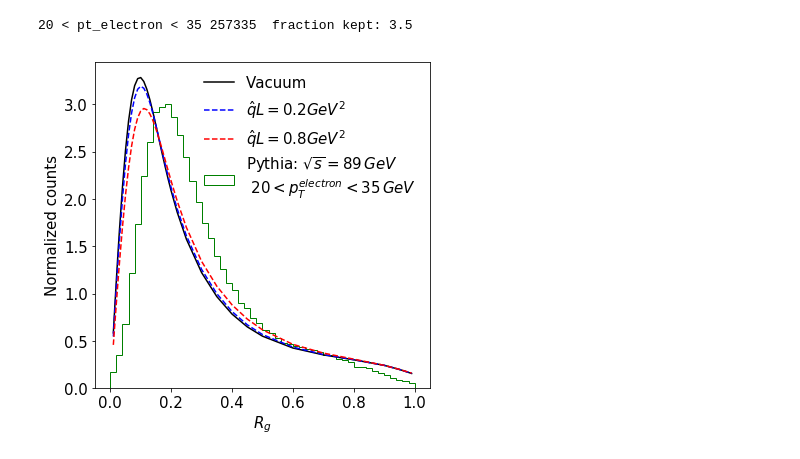
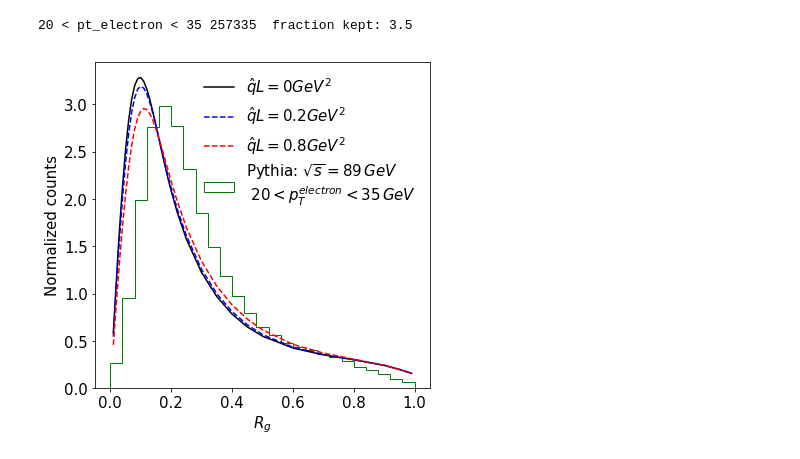
Before and after one commit to y-song/notebooks, a Jupyter notebook: delta_r_theory.ipynb, the cells around one changed output. Drawn from its saved outputs; the diff is of its cells as text; code cells hidden in the pictures.

```diff
--- a/delta_r_theory.ipynb
+++ b/delta_r_theory.ipynb
@@ -85,19 +85,19 @@ c3 = applyCut(c, '20 < pt_electron < 35', '20 < pt_electron < 35')
 20 < pt_electron < 35 257335  fraction kept: 3.5
 # %%
 fig = plt.figure(figsize=(6,6))
-hist = plt.hist(c3['delta_R'], range=(0,1), bins=50)
+hist = plt.hist(c3['delta_R'], range=(0,1), bins=25)
 plt.cla()
-weights = [np.trapz(qhat0,R)/integrate(0.02, hist[0], 0, 1)] * len(c3['delta_R'])
-plt.hist(c3['delta_R'], range=(0,1), bins=50, histtype='step', color='green', label='Pythia: $\sqrt{s} = 89 \, GeV$ \n $20 < p_T^{electron} < 35 \, GeV$', weights=weights)
-plt.plot(R,qhat0,color='black',label='Vacuum')
+weights = [np.trapz(qhat0,R)/integrate(0.04, hist[0], 0, 1)] * len(c3['delta_R'])
+plt.hist(c3['delta_R'], range=(0,1), bins=25, histtype='step', color='green', label='Pythia: $\sqrt{s} = 89 \, GeV$ \n $20 < p_T^{electron} < 35 \, GeV$', weights=weights)
+plt.plot(R,qhat0,color='black',label='$\hat{q}L=0GeV^2$')
 plt.plot(R,qhat02,'b--', label='$\hat{q}L=0.2GeV^2$')
 plt.plot(R,qhat08,'r--', label='$\hat{q}L=0.8GeV^2$')
 plt.xlabel('$R_g$', fontsize=15)
 plt.ylabel('Normalized counts', fontsize=15)
 plt.xticks(fontsize=15)
 plt.yticks(fontsize=15)
 plt.legend(prop={'size': 15}, frameon=False, loc='best')
 
 plt.savefig('images/deltar_3.pdf', bbox_inches='tight')
 # %% [output]
-[figure, old version]
+[figure, new version]
```
Also changed, not shown: parts of 1 cell of this notebook.
